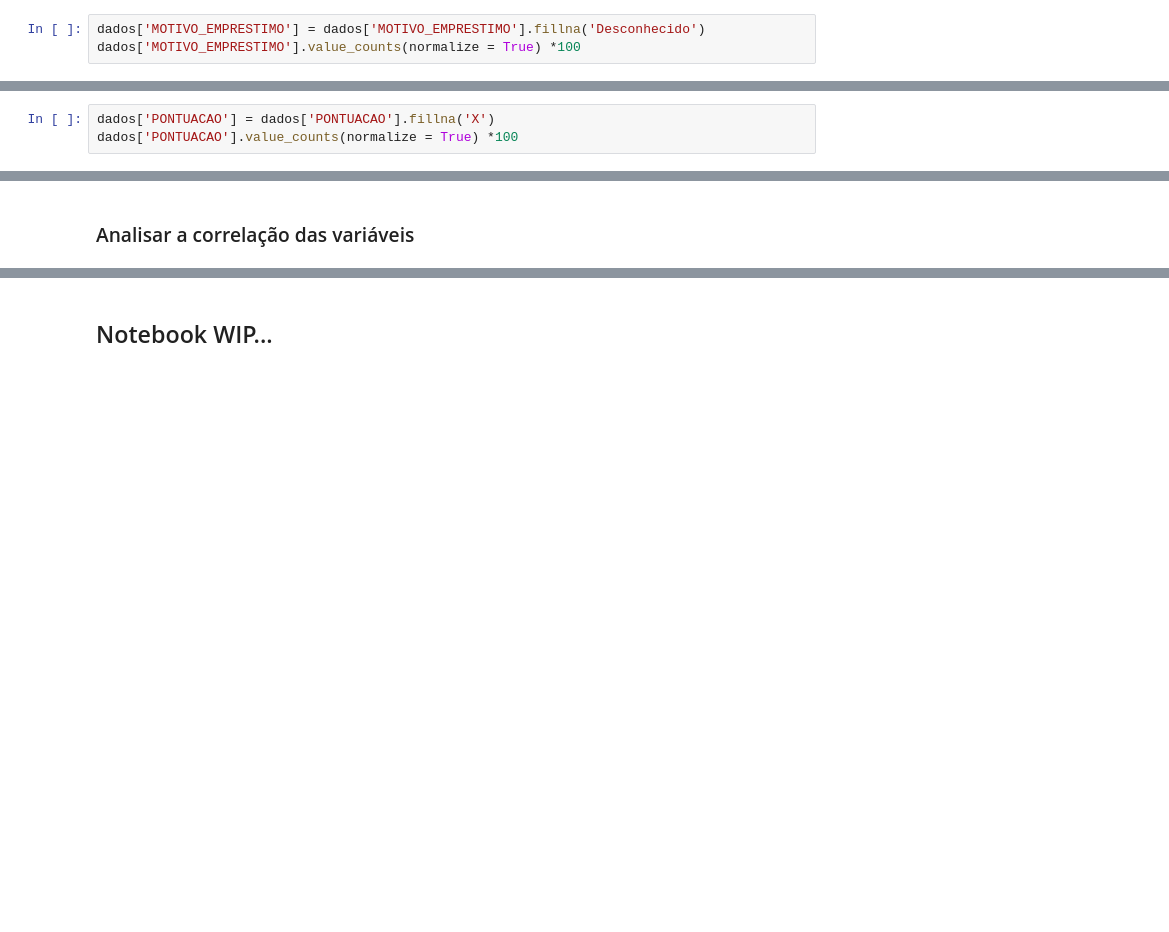
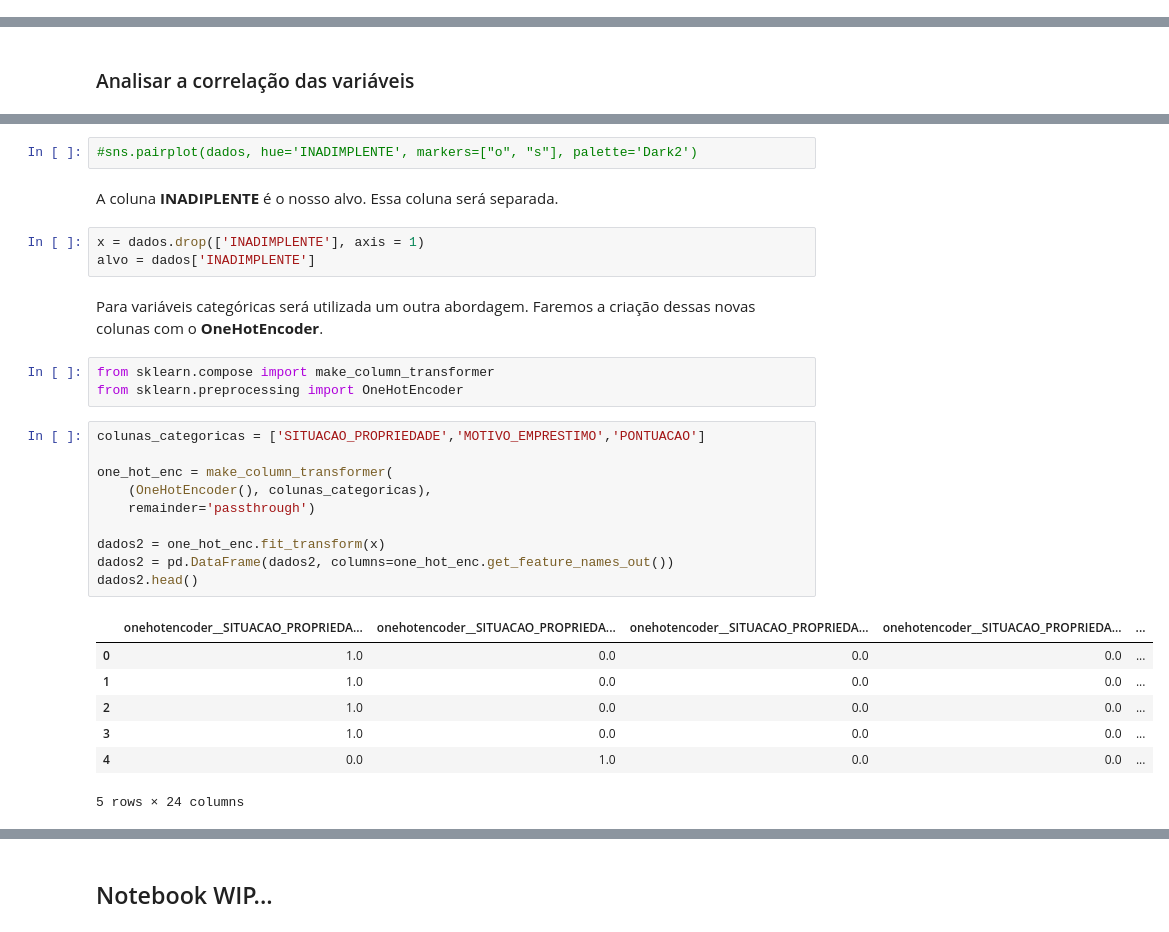
Before and after one commit to PericlesSavio/Alura_Challenge_Data_Science-2022, a Jupyter notebook: semana_2.ipynb, the cells around one changed output, grey strips where cells are left out. Cells and saved outputs as stored; diff of their text form; blank space fills up the shorter version.

```diff
--- a/semana_2.ipynb
+++ b/semana_2.ipynb
@@ -174,3 +146,0 @@ array(['Educativo', 'Empreendimento', 'Melhora do lar', 'Médico',
-# %%
-dados['MOTIVO_EMPRESTIMO'] = dados['MOTIVO_EMPRESTIMO'].fillna('Desconhecido')
-dados['MOTIVO_EMPRESTIMO'].value_counts(normalize = True) *100
@@ -194,3 +146,0 @@ Foi criada a categoria 'X' para a coluna **PONTUACAO**.
-# %%
-dados['PONTUACAO'] = dados['PONTUACAO'].fillna('X')
-dados['PONTUACAO'].value_counts(normalize = True) *100
@@ -375,0 +322,31 @@ dados_brutos.shape[0]- dados.shape[0]
+# %%
+#sns.pairplot(dados, hue='INADIMPLENTE', markers=["o", "s"], palette='Dark2')
+# %% [markdown]
+A coluna **INADIPLENTE** é o nosso alvo. Essa coluna será separada.
+# %%
+x = dados.drop(['INADIMPLENTE'], axis = 1)
+alvo = dados['INADIMPLENTE']
+# %% [markdown]
+Para variáveis categóricas será utilizada um outra abordagem.
+Faremos a criação dessas novas colunas com o **OneHotEncoder**.
+# %%
+from sklearn.compose import make_column_transformer
+from sklearn.preprocessing import OneHotEncoder
+# %%
+colunas_categoricas = ['SITUACAO_PROPRIEDADE','MOTIVO_EMPRESTIMO','PONTUACAO']
+
+one_hot_enc = make_column_transformer(
+    (OneHotEncoder(), colunas_categoricas),
+    remainder='passthrough')
+
+dados2 = one_hot_enc.fit_transform(x)
+dados2 = pd.DataFrame(dados2, columns=one_hot_enc.get_feature_names_out())
+dados2.head()
+# %% [output]
+|  | onehotencoder__SITUACAO_PROPRIEDA... | onehotencoder__SITUACAO_PROPRIEDA... | onehotencoder__SITUACAO_PROPRIEDA... | onehotencoder__SITUACAO_PROPRIEDA... | ... |
+| 0 | 1.0 | 0.0 | 0.0 | 0.0 | ... |
+| 1 | 1.0 | 0.0 | 0.0 | 0.0 | ... |
+| 2 | 1.0 | 0.0 | 0.0 | 0.0 | ... |
+| 3 | 1.0 | 0.0 | 0.0 | 0.0 | ... |
+| 4 | 0.0 | 1.0 | 0.0 | 0.0 | ... |
+5 rows × 24 columns
```
Also changed, not shown: parts of 42 cells of this notebook, 1 other file.
